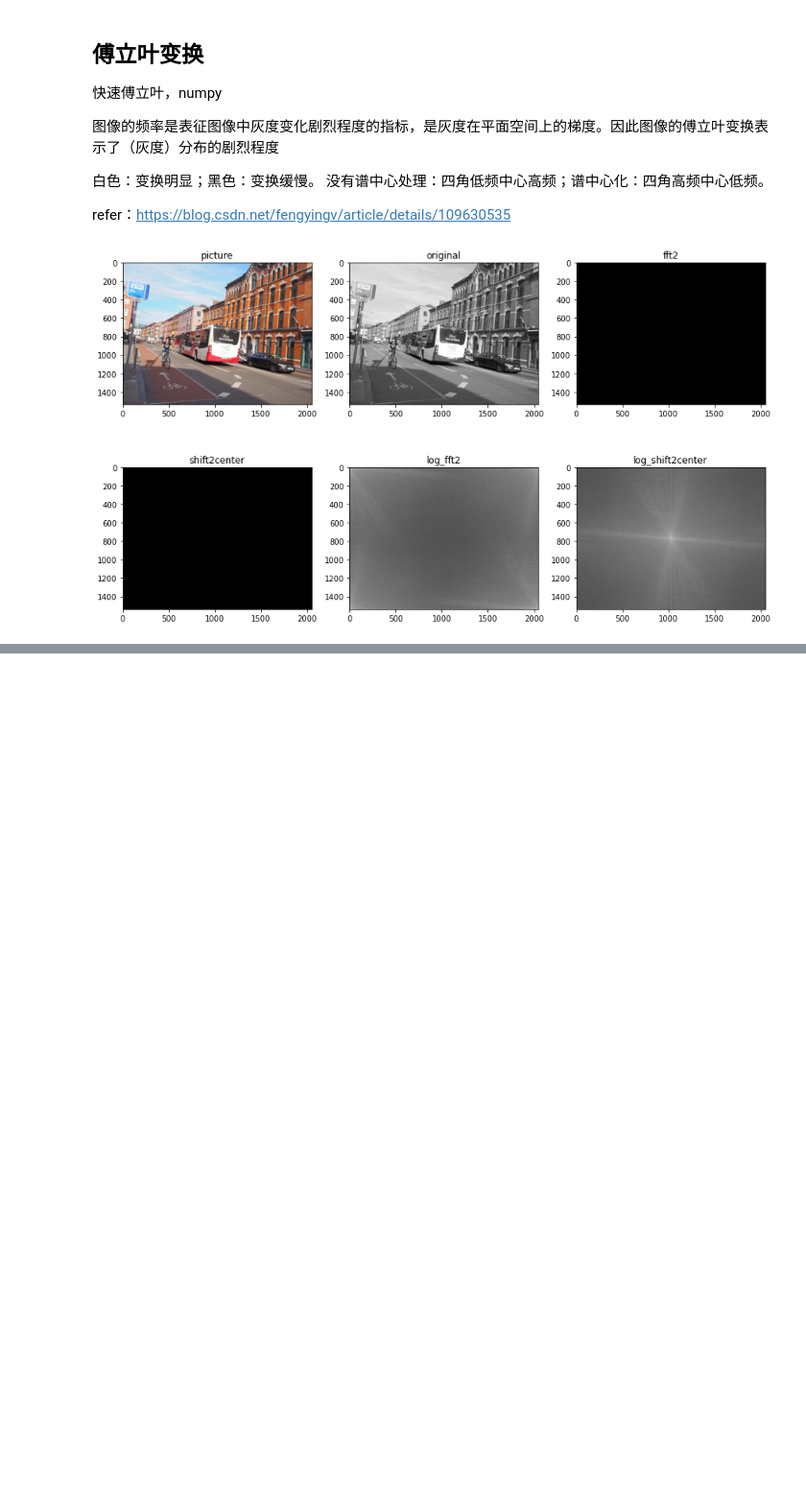
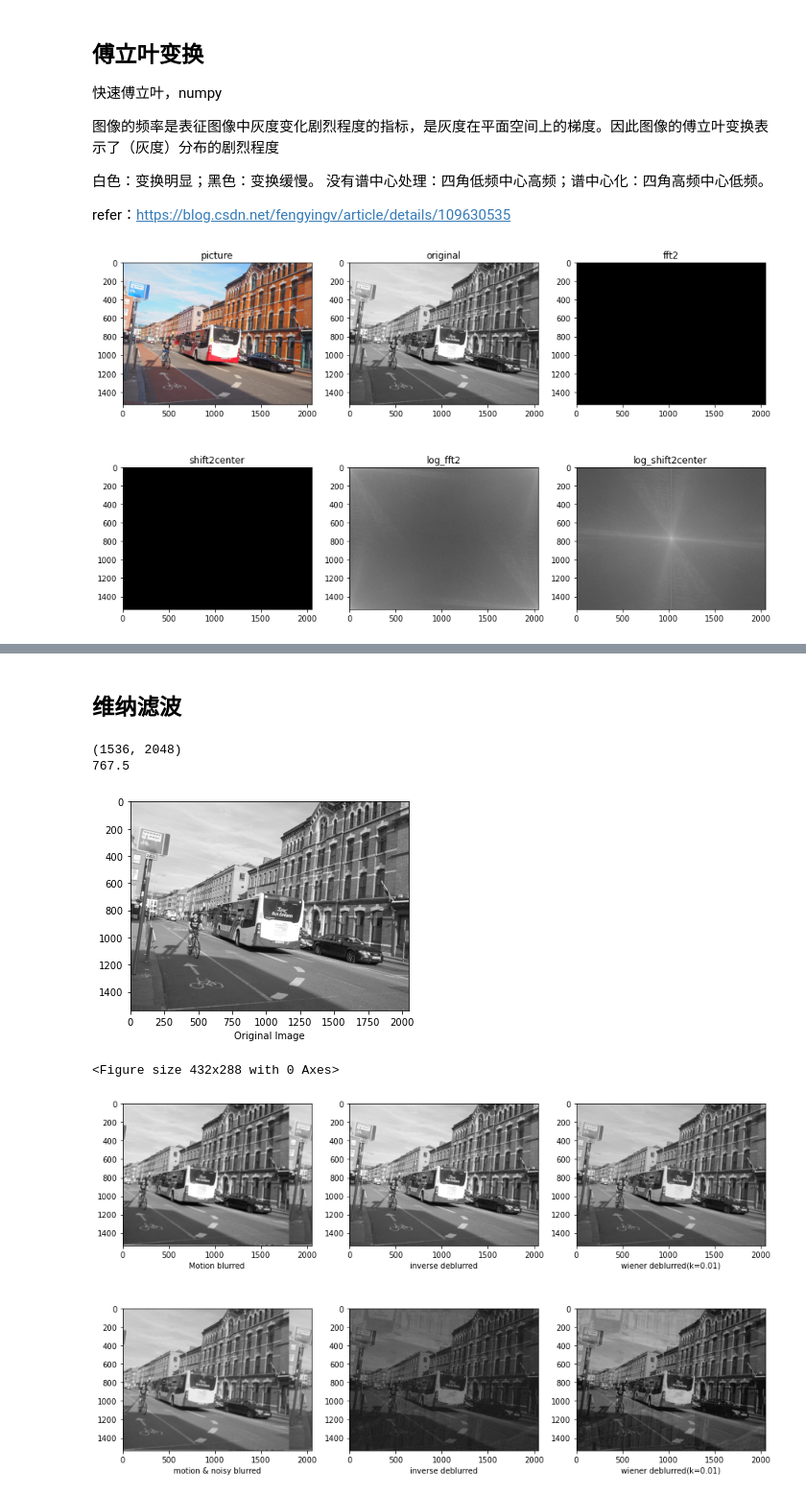
Before and after one commit to pynsigrid/basic-computer-version, a Jupyter notebook: image_restoration.ipynb, the cells around one changed output, grey strips where cells are left out. Shown at 96% size. Saved outputs shown, nothing was run; the diff lists cells and outputs as text; code cells hidden in the pictures; blank space fills up the shorter version.

```diff
--- a/image_restoration.ipynb
+++ b/image_restoration.ipynb
@@ -170,0 +108,2 @@ plt.show()
+# %% [markdown]
+## 维纳滤波
@@ -170,0 +118,56 @@ plt.show()
+# %%
+path = '/Users/panyining/Desktop/ireland.JPG'
+image = cv2.imread(path)
+image = cv2.cvtColor(image,cv2.COLOR_BGR2GRAY)
+img_h = image.shape[0]
+img_w = image.shape[1]
+plt.figure(1)
+plt.xlabel("Original Image")
+plt.gray()
+plt.imshow(image)  # 显示原图像
+
+plt.figure(2)
+plt.figure(figsize=(15, 9))
+plt.gray()
+# 进行运动模糊处理
+PSF = motion_process((img_h,img_w), 60)
+blurred = np.abs(make_blurred(image, PSF, 1e-3))
+
+plt.subplot(231)
+plt.xlabel("Motion blurred")
+plt.imshow(blurred)
+
+result_i = inverse(blurred, PSF, 1e-3) # 逆滤波
+plt.subplot(232)
+plt.xlabel("inverse deblurred")
+plt.imshow(result_i)
+
+result_w = wiener(blurred,PSF,1e-3)  # 维纳滤波
+plt.subplot(233)
+plt.xlabel("wiener deblurred(k=0.01)")
+plt.imshow(result_w)
+
+blurred_noisy = blurred + 0.1 * blurred.std() * \
+   np.random.standard_normal(blurred.shape) # 添加噪声,standard_normal产生随机的函数
+
+plt.subplot(234)
+plt.xlabel("motion & noisy blurred")
+plt.imshow(blurred_noisy)  # 显示添加噪声且运动模糊的图像
+
+result_in = inverse(blurred_noisy, PSF, 0.2+1e-3) # 对添加噪声的图像进行逆滤波
+plt.subplot(235)
+plt.xlabel("inverse deblurred")
+plt.imshow(result_in)
+
+result_wn = wiener(blurred_noisy,PSF,0.2+1e-3)   # 对添加噪声的图像进行维纳滤波
+plt.subplot(236)
+plt.xlabel("wiener deblurred(k=0.01)")
+plt.imshow(result_wn)
+
+plt.show()
+# %% [output]
+(1536, 2048)
+767.5
+[figure, added]
+<Figure size 432x288 with 0 Axes>
+[figure, added]
```
Also changed, not shown: parts of 14 cells of this notebook.
